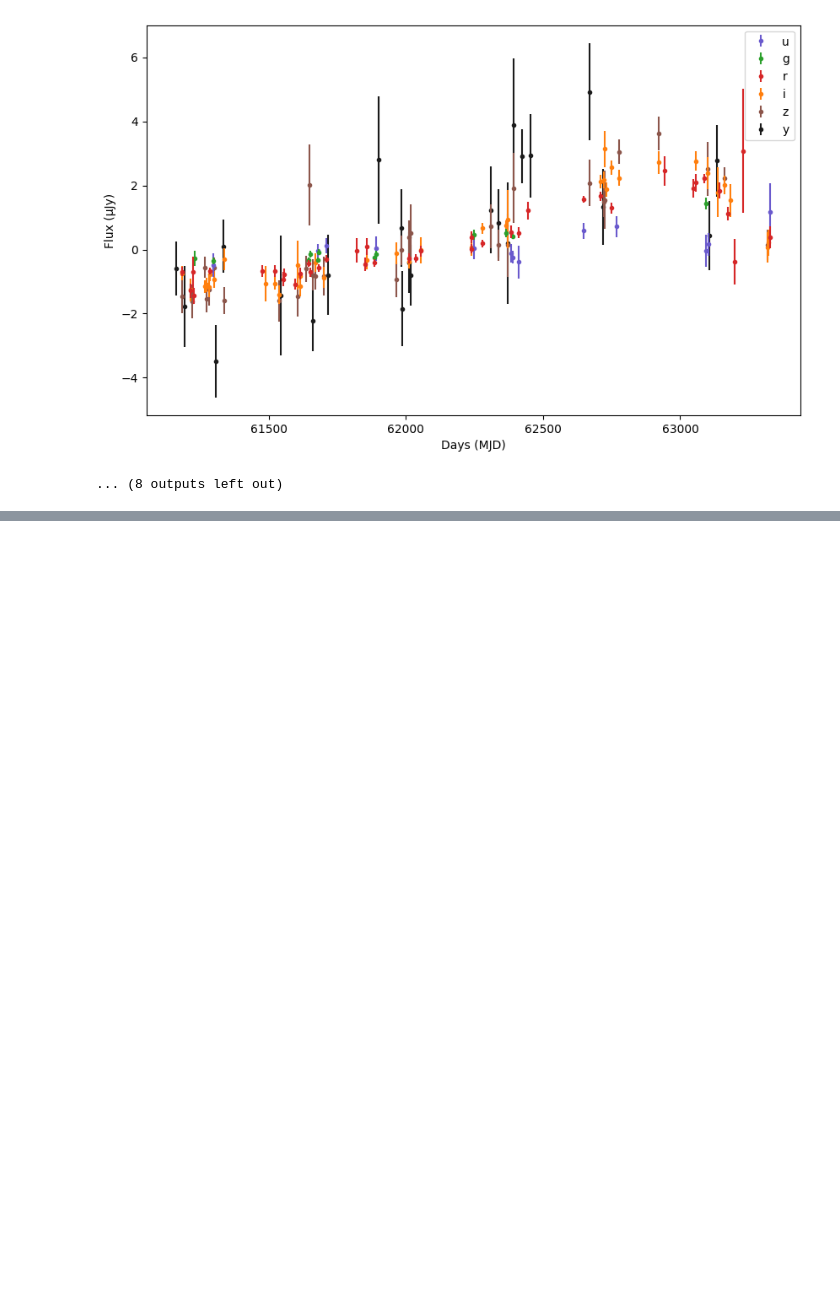
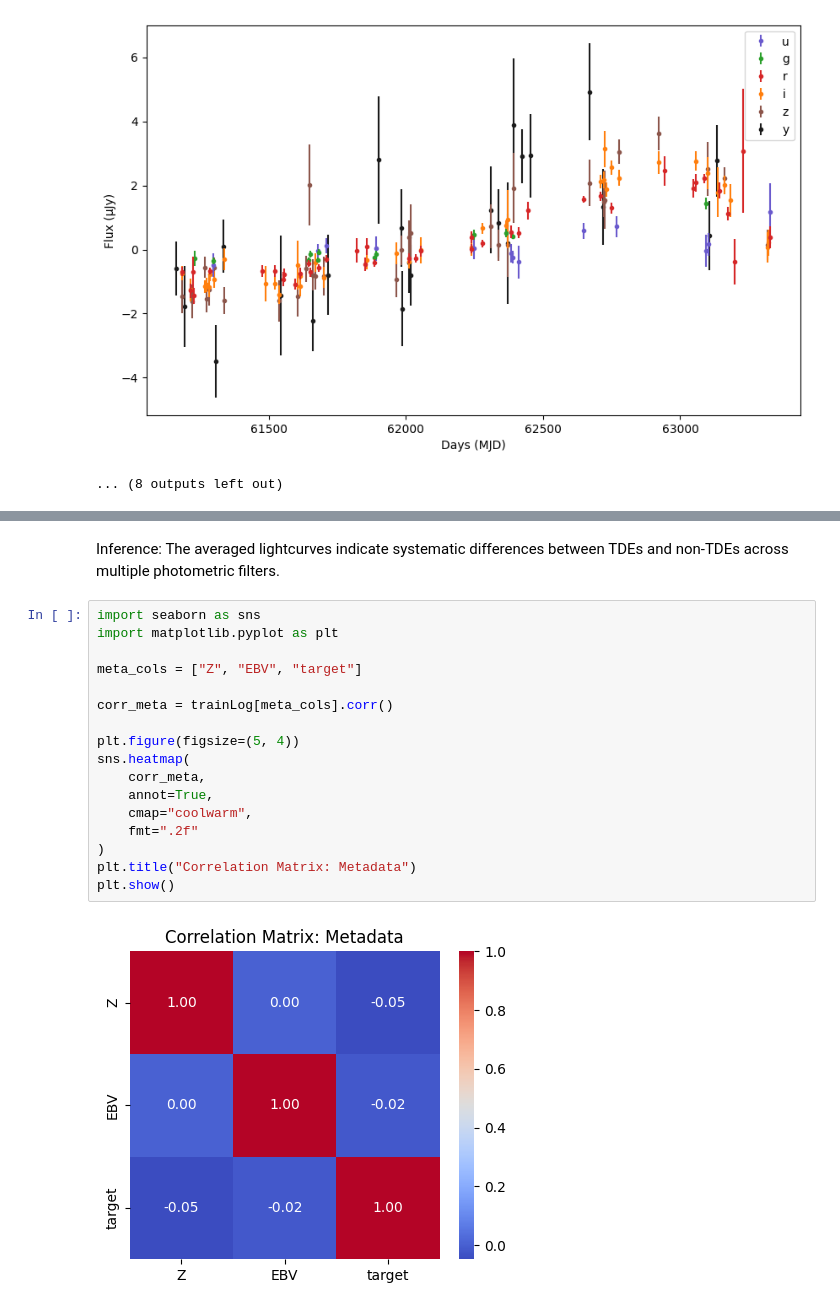
Before and after one commit to ayushsj99/MALLORN_Kaggle_Competition, a Jupyter notebook: MALLORN_Competition.ipynb, the cells around one changed output, grey strips where cells are left out. Saved outputs shown, nothing was run; the diff lists cells and outputs as text; blank space fills up the shorter version.

```diff
--- a/MALLORN_Competition.ipynb
+++ b/MALLORN_Competition.ipynb
@@ -682,0 +788,21 @@ y band extinction = [0.04975066]
+# %% [markdown]
+Inference: The averaged lightcurves indicate systematic differences between TDEs and non-TDEs across multiple photometric filters.
+# %%
+import seaborn as sns
+import matplotlib.pyplot as plt
+
+meta_cols = ["Z", "EBV", "target"]
+
+corr_meta = trainLog[meta_cols].corr()
+
+plt.figure(figsize=(5, 4))
+sns.heatmap(
+    corr_meta,
+    annot=True,
+    cmap="coolwarm",
+    fmt=".2f"
+)
+plt.title("Correlation Matrix: Metadata")
+plt.show()
+# %% [output]
+[figure, added]
```
Also changed, not shown: parts of 6 cells of this notebook.
